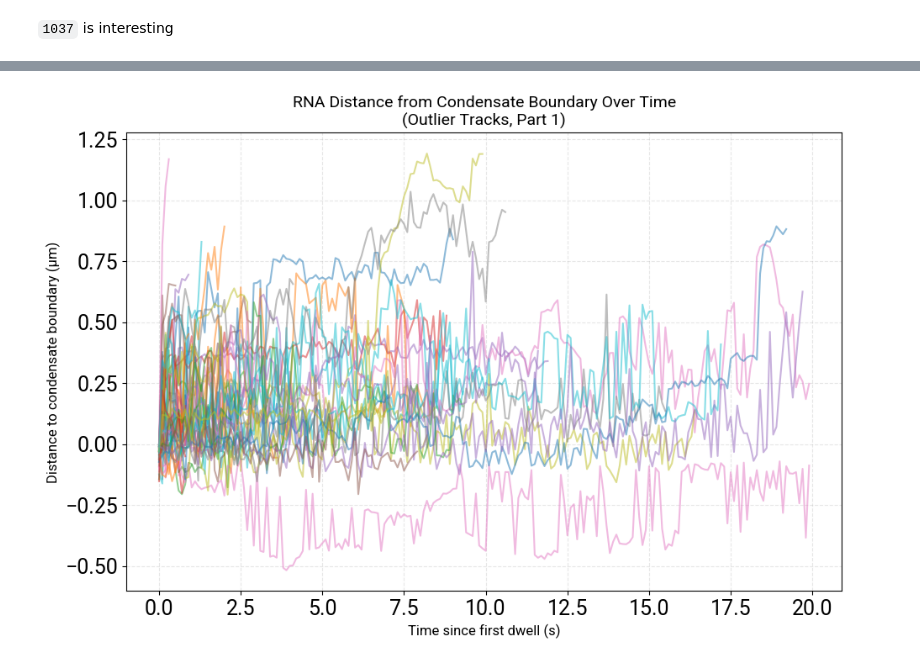
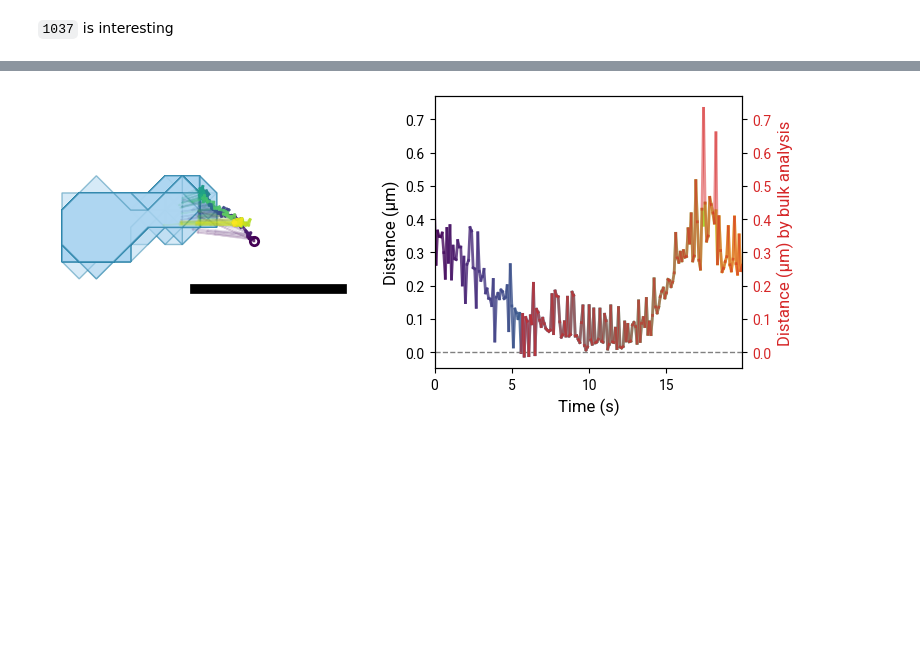
Before and after one commit to walterlab-um/RNA_SPT_in_cellular_condensates, a Jupyter notebook: Tracks-with-condensate_debugging.ipynb, the cells around one changed output, grey strips where cells are left out. Drawn from its saved outputs; the diff is of its cells as text; code cells hidden in the pictures; blank space fills up the shorter version.

```diff
--- a/Tracks-with-condensate_debugging.ipynb
+++ b/Tracks-with-condensate_debugging.ipynb
@@ -6,10 +6,13 @@ from util.util_montage import *
 # %%
 debug = False
 # %%
-# Hardcoded path for easier running
-folder_path = "/Users/samm/Documents/Coding/github/RNA_SPT_in_cellular_condensates/data" # The data is stored here (.../condensate and .../RNA w/ ... being dataset subfolders)
-img_path = "/Users/samm/Documents/Coding/github/RNA_SPT_in_cellular_condensates/result/img" # Images are saved here
-result_path = "/Users/samm/Documents/Coding/github/RNA_SPT_in_cellular_condensates/result" # Calculation results are stored here
+# Get the absolute path of the script's directory
+script_dir = os.getcwd()
+
+# Construct paths relative to the script's directory
+folder_path = os.path.join(script_dir, "data") # The data is stored here (.../condensate and .../RNA w/ ... being dataset subfolders)
+img_path = os.path.join(script_dir, "result", "img") # Images are saved here
+result_path = os.path.join(script_dir, "result") # Calculation results are stored here
 
 os.makedirs(img_path, exist_ok=True)
 
@@ -36,8 +39,9 @@ Found 10 subfolders in the data folder.
     9: mRNA_2x
 # %%
 # Change this index to select different subfolders
-index = 0
+index = 9
 legend_bool = True
+overwrite_trace_output = False
 
 data_path = subfolders[index]
 data_name = data_path.split("/")[-1]
@@ -704,9 +685,9 @@ if not df_outlier.empty:
             all_tracks.append((exp, track))
 
     plot_count = 0
-    for i in range(0, len(all_tracks), 50):
+    for i in range(0, len(all_tracks), 30):
         plot_count += 1
-        chunk_of_tracks = all_tracks[i:i + 50]
+        chunk_of_tracks = all_tracks[i:i + 30]
 
         fig, ax = plt.subplots(figsize=(10, 7))
 
@@ -728,8 +709,12 @@ if not df_outlier.empty:
 
         plt.tight_layout()
 
+        # Convert set to a sorted list to get the first and last experiment names
+        sorted_chunk_experiments = sorted(list(chunk_experiments))
+        chunk_experiments_for_filename = (sorted_chunk_experiments[0], sorted_chunk_experiments[-1]) if sorted_chunk_experiments else []
+
         # Create a safe filename for the plot
-        error_exp_names = "_".join(sorted([str(e).replace(" ", "_").replace("/", "_").replace("\\", "_") for e in chunk_experiments]))
+        error_exp_names = "_".join(sorted([str(e).replace(" ", "_").replace("/", "_").replace("\\", "_") for e in chunk_experiments_for_filename]))
 
         # Make sure the outliers directory exists
         outlier_img_path = os.path.join(img_path, "outliers")
@@ -742,4 +727,58 @@ if not df_outlier.empty:
         print(f"      ✅ Saved: {error_output_png_filename}")
 
         plt.close()  # Close to free memory
+
+    # Plot the snapshot
+    # Create snapshots for outlier tracks
+    snapshot_save_path = os.path.join(img_path, "outliers", "snapshots")
+    os.makedirs(snapshot_save_path, exist_ok=True)
+
+    snapshot_tracks = all_tracks[:2]
+
+    for exp, track_id in snapshot_tracks:
+        print(f"  • Creating snapshot for outlier track: {exp}, Track ID: {track_id}")
+
+        # Get the full track data from the combined dataframe
+        track_df = df_tracks_combined[(df_tracks_combined['experiment'] == exp) & (df_tracks_combined['trackID'] == track_id)]
+
+        # Get the condensate data for the experiment
+        condensate_df = df_condensates_combined[df_condensates_combined['experiment'] == exp]
+
+        # Get the outlier trace data
+        trace_df = df_outlier[(df_outlier['experiment'] == exp) & (df_outlier['trackID'] == track_id)]
+
+        if track_df.empty or condensate_df.empty or trace_df.empty:
+            print(f"      ⚠️ Could not find all necessary data for outlier track {track_id} in {exp}. Skipping snapshot.")
+            continue
+
+        # Analyze interactions
+        try:
+            experiment_result = analyze_interactions(track_df, condensate_df, proximity_threshold=1)
+        except Exception as e:
+            print(f"      ❌ Error analyzing interactions for outlier track {track_id} in {exp}: {e}")
+            continue
+
+        # Create the snapshot
+        try:
+            safe_exp_name = exp.replace(" ", "_").replace("/", "_").replace("\\", "_")
+            snapshot_filename = f"snapshot_{safe_exp_name}_track_{track_id}.png"
+            save_path = os.path.join(snapshot_save_path, snapshot_filename)
+            plot_trajectory_snapshots(df_tracks=track_df,
+                                      df_condensates=condensate_df,
+                                      exp_results=experiment_result,
+                                      trace_df=trace_df,
+                                      window_size_um=1.0,
+                                      um_per_pixel=um_per_pixel,
+                                      gradient_color=True,
+                                      show_interaction=True,
+                                      show_condensate_movements=True,
+                                      distance_by_interaction=True,
+                                      condensate_detection_threshold=2,
+                                      save_path=save_path
+                                      )
+            print(f"      ✅ Saved snapshot: {snapshot_filename}")
+        except Exception as e:
+            print(f"      ❌ Error creating snapshot for outlier track {track_id} in {exp}: {e}")
+
+    print("🎉 Finished creating outlier snapshots.")
 # %% [output]
@@ -747 +802 @@ OSError: [Errno 63] File name too long: '/Users/samm/Documents/Coding/github/RNA
-[figure, old version]
+[figure, new version]
```
Also changed, not shown: parts of 32 cells of this notebook, 4 other files.
